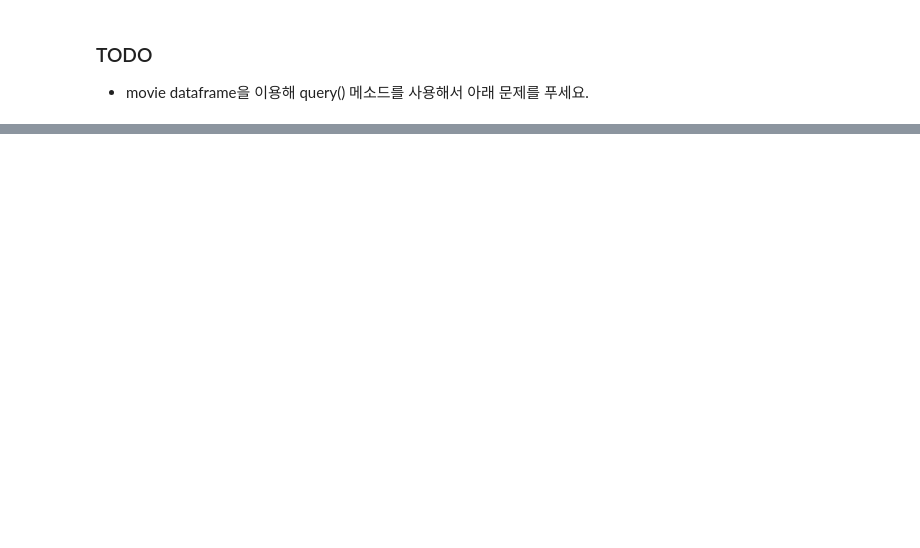
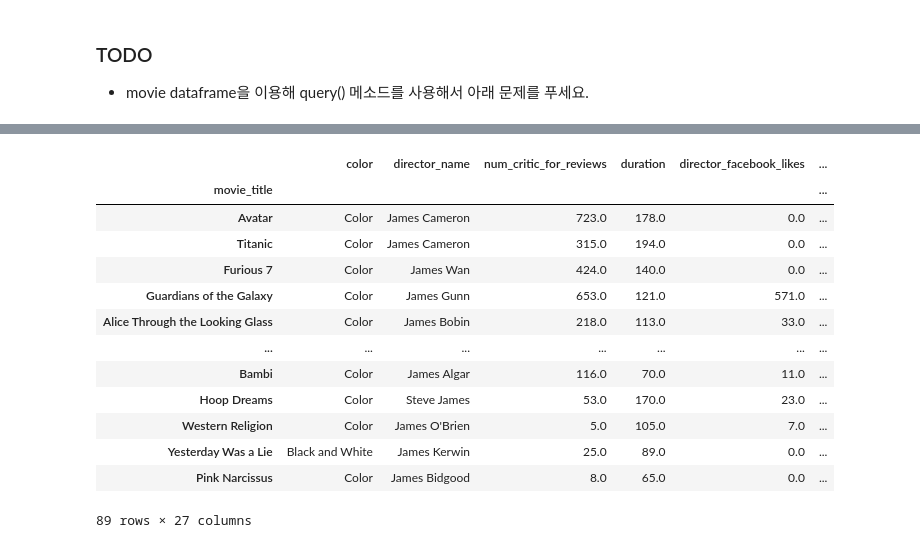
Before and after one commit to byunsungil/SKN13_sung_il, a Jupyter notebook: 06_pandas_시각화/02_Pandas_DataFrame.ipynb, the cells around one changed output, grey strips where cells are left out. Saved outputs shown, nothing was run; the diff lists cells and outputs as text; code cells hidden in the pictures; blank space fills up the shorter version.

```diff
--- a/06_pandas_시각화/02_Pandas_DataFrame.ipynb
+++ b/06_pandas_시각화/02_Pandas_DataFrame.ipynb
@@ -1291,2 +2088,18 @@ df.query(f"name == '{name}'")
 # %%
 # 4. 감독 이름에  James가 들어가는 영화조회
+movie.query("director_name.notnull()").query('director_name.str.contains("James")')
+# %% [output]
+|  | color | director_name | num_critic_for_reviews | duration | director_facebook_likes | ... |
+| movie_title |  |  |  |  |  | ... |
+| Avatar | Color | James Cameron | 723.0 | 178.0 | 0.0 | ... |
+| Titanic | Color | James Cameron | 315.0 | 194.0 | 0.0 | ... |
+| Furious 7 | Color | James Wan | 424.0 | 140.0 | 0.0 | ... |
+| Guardians of the Galaxy | Color | James Gunn | 653.0 | 121.0 | 571.0 | ... |
+| Alice Through the Looking Glass | Color | James Bobin | 218.0 | 113.0 | 33.0 | ... |
+| ... | ... | ... | ... | ... | ... | ... |
+| Bambi | Color | James Algar | 116.0 | 70.0 | 11.0 | ... |
+| Hoop Dreams | Color | Steve James | 53.0 | 170.0 | 23.0 | ... |
+| Western Religion | Color | James O'Brien | 5.0 | 105.0 | 7.0 | ... |
+| Yesterday Was a Lie | Black and White | James Kerwin | 25.0 | 89.0 | 0.0 | ... |
+| Pink Narcissus | Color | James Bidgood | 8.0 | 65.0 | 0.0 | ... |
+89 rows × 27 columns
```
Also changed, not shown: parts of 95 cells of this notebook, 3 other files.
